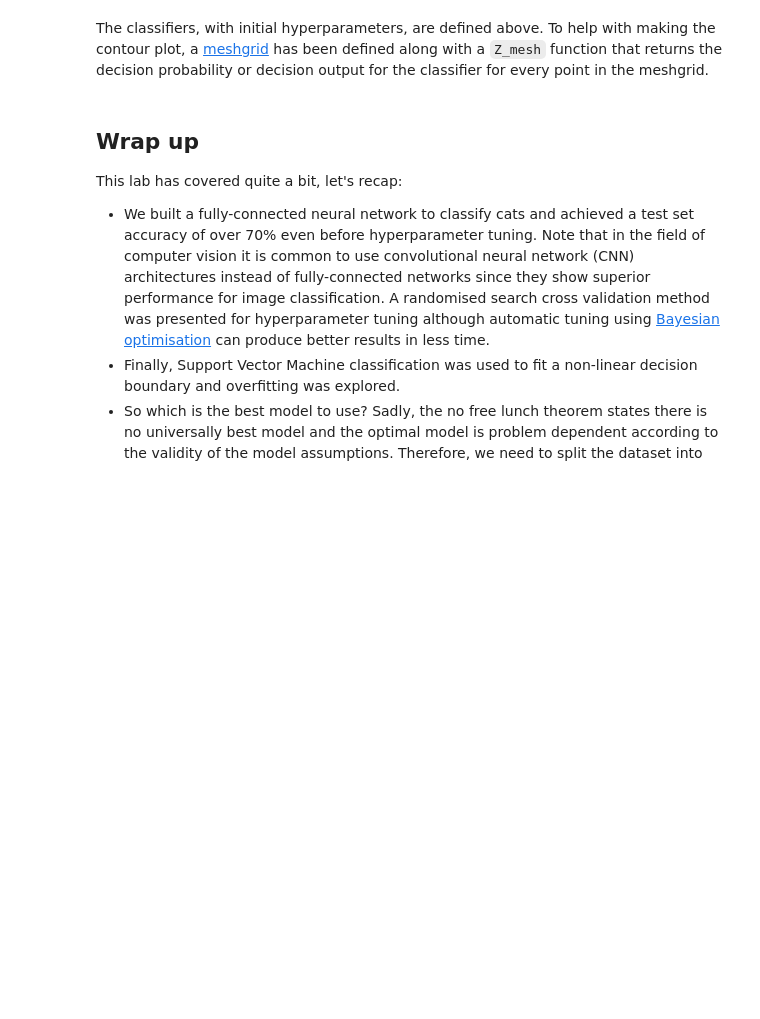
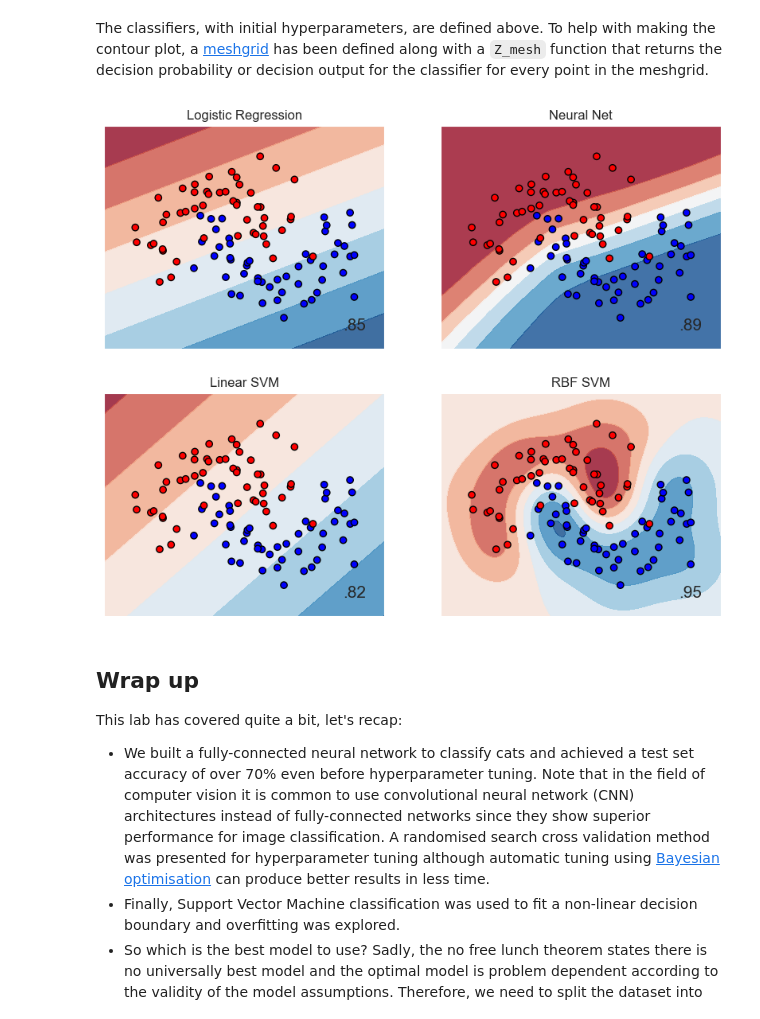
Before and after one commit to ZehuaLiuY/lab_sheets_public, a Jupyter notebook: lab2/lab2-linear_models_neural_nets_SVM.ipynb, the cells around one changed output. Cells and saved outputs as stored; diff of their text form; code cells hidden in the pictures; blank space fills up the shorter version.

```diff
--- a/lab2/lab2-linear_models_neural_nets_SVM.ipynb
+++ b/lab2/lab2-linear_models_neural_nets_SVM.ipynb
@@ -381,3 +452,20 @@ The classifiers, with initial hyperparameters, are defined above. To help with m
+# %%
+# write your code here
+fig, axes = plt.subplots(2, 2, figsize=(10, 8))
+for ax, name, clf in zip(axes.flatten(), names, classifiers):
+    clf.fit(X, y)
+    score = clf.score(X, y)
+    ax.contourf(xx, yy, Z_mesh(clf), cmap=cm, alpha=.8)
+    ax.scatter(X[:, 0], X[:, 1], c=y, cmap=cm_bright, edgecolors='k')
+    ax.set_title(name)
+    ax.set_xlim(xx.min(), xx.max())
+    ax.set_ylim(yy.min(), yy.max())
+    ax.set_xticks(())
+    ax.set_yticks(())
+    ax.text(xx.max() - .3, yy.min() + .3, ('%.2f' % score).lstrip('0'),
+            size=15, horizontalalignment='right')
+# %% [output]
+[figure, added]
 # %% [markdown]
 ## Wrap up
 
```
Also changed, not shown: parts of 12 cells of this notebook, 1 other file.
